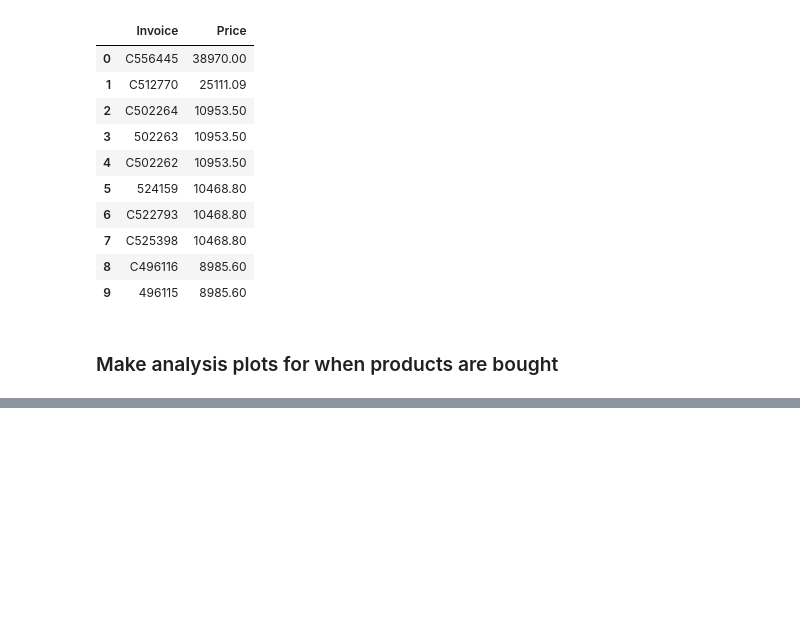
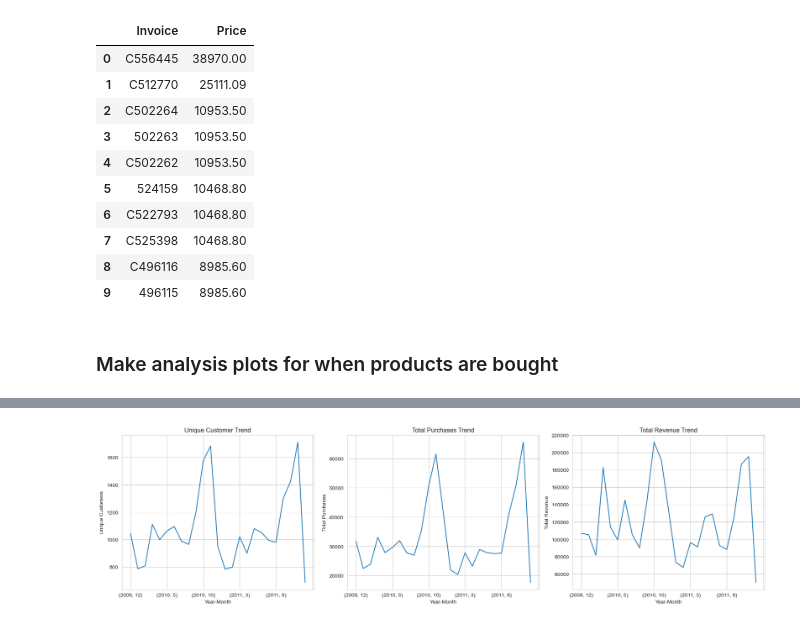
Before and after one commit to saiyam-shah/Customer_Lifetime_Value, a Jupyter notebook: CLV First Draft.ipynb, the cells around one changed output, grey strips where cells are left out. Drawn from its saved outputs; the diff is of its cells as text; code cells hidden in the pictures; blank space fills up the shorter version.

Commit message:
Add files via upload
Did RFM, Time series, CLV thanks

```diff
--- a/CLV First Draft.ipynb
+++ b/CLV First Draft.ipynb
@@ -133,0 +174,37 @@ df_analysis
+# %%
+rfm_trend = df_analysis.groupby(['Year', 'Month']).agg({
+    'Customer ID': pd.Series.nunique,
+    'Invoice': 'count',
+    'Price': 'sum'
+}).reset_index()
+
+rfm_trend.rename(columns={'Customer ID': 'Unique Customers', 'Invoice': 'Total Purchases', 'Price': 'Total Revenue'}, inplace=True)
+
+rfm_pivot = rfm_trend.pivot_table(index=['Year', 'Month'], values=['Unique Customers', 'Total Purchases', 'Total Revenue'])
+plt.figure(figsize=(18, 5))
+
+# Unique Customers Trend
+plt.subplot(1, 3, 1)
+rfm_pivot['Unique Customers'].plot()
+plt.title('Unique Customer Trend')
+plt.xlabel('Year-Month')
+plt.ylabel('Unique Customers')
+
+# Total Purchases Trend
+plt.subplot(1, 3, 2)
+rfm_pivot['Total Purchases'].plot()
+plt.title('Total Purchases Trend')
+plt.xlabel('Year-Month')
+plt.ylabel('Total Purchases')
+
+# Total Revenue Trend
+plt.subplot(1, 3, 3)
+rfm_pivot['Total Revenue'].plot()
+plt.title('Total Revenue Trend')
+plt.xlabel('Year-Month')
+plt.ylabel('Total Revenue')
+
+plt.tight_layout()
+plt.show()
+# %% [output]
+[figure, added]
```
Also changed, not shown: parts of 20 cells of this notebook.
